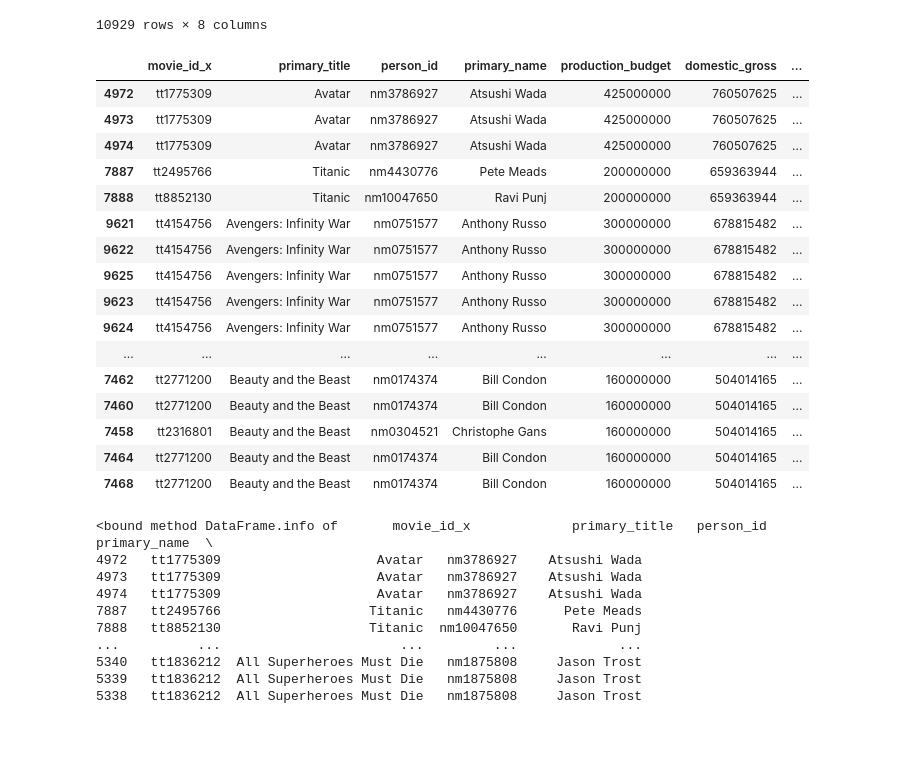
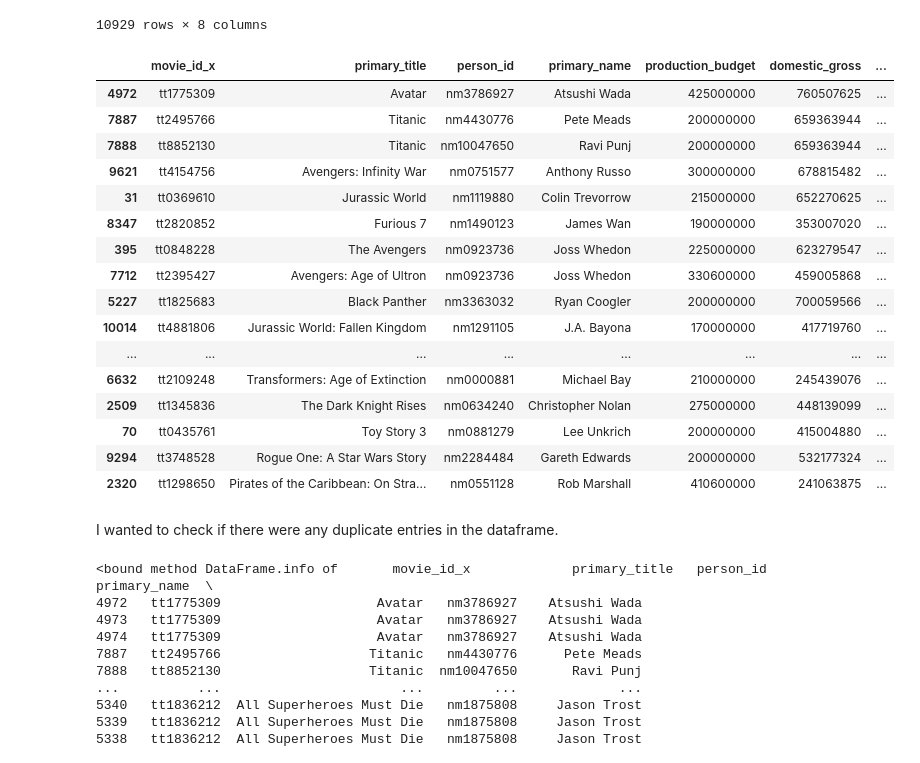
Before and after one commit to adammarianacci/Microsoft_Movie_Analysis, a Jupyter notebook: notebook.ipynb, the cells around one changed output. Drawn from its saved outputs; the diff is of its cells as text; code cells hidden in the pictures; blank space fills up the shorter version.

```diff
--- a/notebook.ipynb
+++ b/notebook.ipynb
@@ -493,25 +482,27 @@ gross_directors_df
 # %%
 sorted_gross_directors_df = gross_directors_df.sort_values(by='worldwide_gross', ascending=False)
 # %%
-sorted_gross_directors_df.head(50)
+sorted_gross_directors_df.head(30)
 # %% [output]
 |  | movie_id_x | primary_title | person_id | primary_name | production_budget | domestic_gross | ... |
 | 4972 | tt1775309 | Avatar | nm3786927 | Atsushi Wada | 425000000 | 760507625 | ... |
-| 4973 | tt1775309 | Avatar | nm3786927 | Atsushi Wada | 425000000 | 760507625 | ... |
-| 4974 | tt1775309 | Avatar | nm3786927 | Atsushi Wada | 425000000 | 760507625 | ... |
 | 7887 | tt2495766 | Titanic | nm4430776 | Pete Meads | 200000000 | 659363944 | ... |
 | 7888 | tt8852130 | Titanic | nm10047650 | Ravi Punj | 200000000 | 659363944 | ... |
 | 9621 | tt4154756 | Avengers: Infinity War | nm0751577 | Anthony Russo | 300000000 | 678815482 | ... |
-| 9622 | tt4154756 | Avengers: Infinity War | nm0751577 | Anthony Russo | 300000000 | 678815482 | ... |
-| 9625 | tt4154756 | Avengers: Infinity War | nm0751577 | Anthony Russo | 300000000 | 678815482 | ... |
-| 9623 | tt4154756 | Avengers: Infinity War | nm0751577 | Anthony Russo | 300000000 | 678815482 | ... |
-| 9624 | tt4154756 | Avengers: Infinity War | nm0751577 | Anthony Russo | 300000000 | 678815482 | ... |
+| 31 | tt0369610 | Jurassic World | nm1119880 | Colin Trevorrow | 215000000 | 652270625 | ... |
+| 8347 | tt2820852 | Furious 7 | nm1490123 | James Wan | 190000000 | 353007020 | ... |
+| 395 | tt0848228 | The Avengers | nm0923736 | Joss Whedon | 225000000 | 623279547 | ... |
+| 7712 | tt2395427 | Avengers: Age of Ultron | nm0923736 | Joss Whedon | 330600000 | 459005868 | ... |
+| 5227 | tt1825683 | Black Panther | nm3363032 | Ryan Coogler | 200000000 | 700059566 | ... |
+| 10014 | tt4881806 | Jurassic World: Fallen Kingdom | nm1291105 | J.A. Bayona | 170000000 | 417719760 | ... |
 | ... | ... | ... | ... | ... | ... | ... | ... |
-| 7462 | tt2771200 | Beauty and the Beast | nm0174374 | Bill Condon | 160000000 | 504014165 | ... |
-| 7460 | tt2771200 | Beauty and the Beast | nm0174374 | Bill Condon | 160000000 | 504014165 | ... |
-| 7458 | tt2316801 | Beauty and the Beast | nm0304521 | Christophe Gans | 160000000 | 504014165 | ... |
-| 7464 | tt2771200 | Beauty and the Beast | nm0174374 | Bill Condon | 160000000 | 504014165 | ... |
-| 7468 | tt2771200 | Beauty and the Beast | nm0174374 | Bill Condon | 160000000 | 504014165 | ... |
+| 6632 | tt2109248 | Transformers: Age of Extinction | nm0000881 | Michael Bay | 210000000 | 245439076 | ... |
+| 2509 | tt1345836 | The Dark Knight Rises | nm0634240 | Christopher Nolan | 275000000 | 448139099 | ... |
+| 70 | tt0435761 | Toy Story 3 | nm0881279 | Lee Unkrich | 200000000 | 415004880 | ... |
+| 9294 | tt3748528 | Rogue One: A Star Wars Story | nm2284484 | Gareth Edwards | 200000000 | 532177324 | ... |
+| 2320 | tt1298650 | Pirates of the Caribbean: On Stra... | nm0551128 | Rob Marshall | 410600000 | 241063875 | ... |
+# %% [markdown]
+I wanted to check if there were any duplicate entries in the dataframe.
 # %%
 sorted_gross_directors_df.info
 # %% [output]
```
Also changed, not shown: parts of 8 cells of this notebook, 2 other files.
